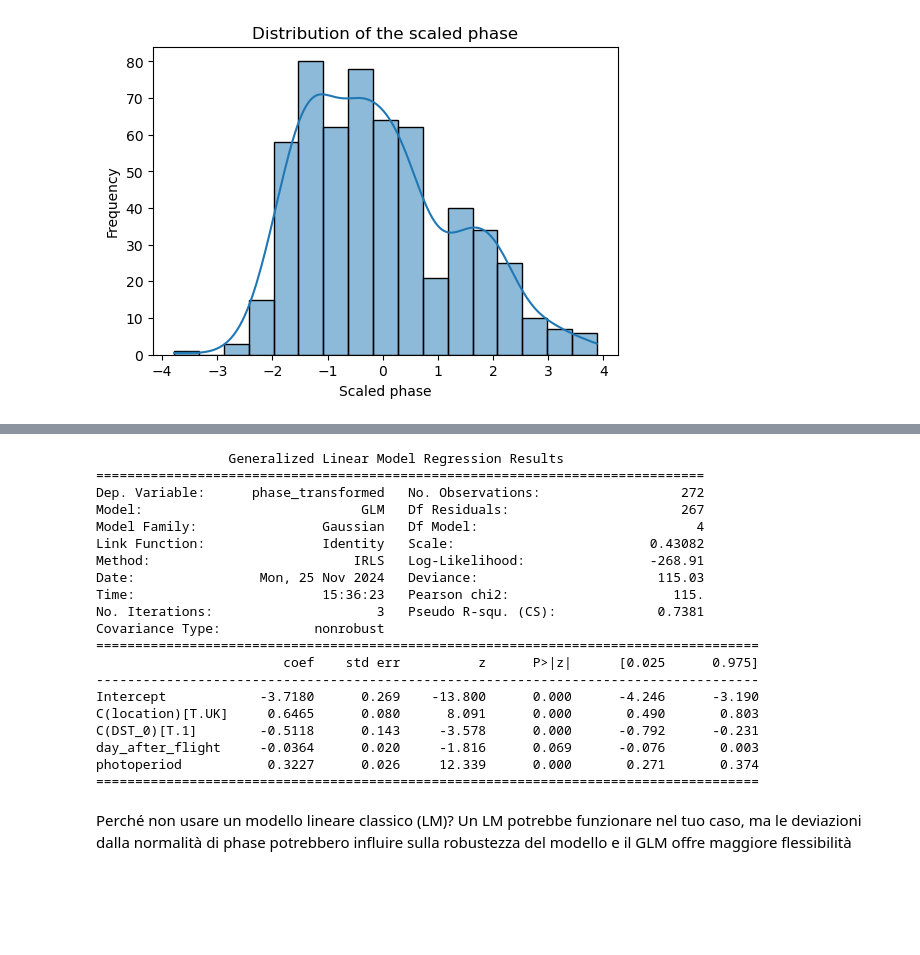
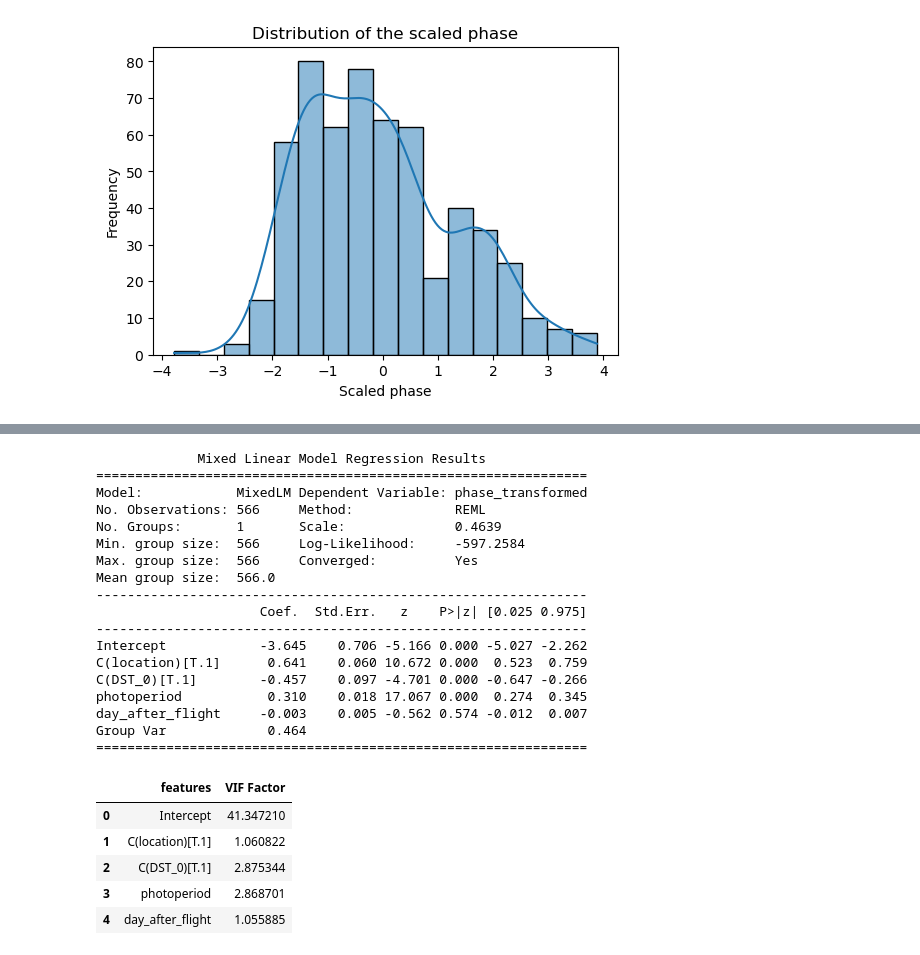
Before and after one commit to Gianluca-cnd/Case_report_uk_VS_ita, a Jupyter notebook: jetlag_UTC.ipynb, the cells around one changed output, grey strips where cells are left out. Cells and saved outputs as stored; diff of their text form; code cells hidden in the pictures; blank space fills up the shorter version.

```diff
--- a/jetlag_UTC.ipynb
+++ b/jetlag_UTC.ipynb
@@ -1084,29 +1089,39 @@ ShapiroResult(statistic=0.9834742481435551, pvalue=0.0030900449639660295)
 # %%
-model_4 = smf.glm('phase_transformed ~ C(location) + C(DST_0) + day_after_flight + photoperiod', data=midsleep_bydays_after_flight).fit()
+model_4 = smf.mixedlm('phase_transformed ~ C(location) + photoperiod + day_after_flight + C(DST_0)', df, groups=df['subject'])
 
-print(model_4.summary())
+result4 = model_4.fit()
+
+print(result4.summary())
 # %% [output]
-                 Generalized Linear Model Regression Results
-==============================================================================
-Dep. Variable:      phase_transformed   No. Observations:                  272
-Model:                            GLM   Df Residuals:                      267
-Model Family:                Gaussian   Df Model:                            4
-Link Function:               Identity   Scale:                         0.43082
-Method:                          IRLS   Log-Likelihood:                -268.91
-Date:                Mon, 25 Nov 2024   Deviance:                       115.03
-Time:                        15:36:23   Pearson chi2:                     115.
-No. Iterations:                     3   Pseudo R-squ. (CS):             0.7381
-Covariance Type:            nonrobust
-=====================================================================================
-                        coef    std err          z      P>|z|      [0.025      0.975]
--------------------------------------------------------------------------------------
-Intercept            -3.7180      0.269    -13.800      0.000      -4.246      -3.190
-C(location)[T.UK]     0.6465      0.080      8.091      0.000       0.490       0.803
-C(DST_0)[T.1]        -0.5118      0.143     -3.578      0.000      -0.792      -0.231
-day_after_flight     -0.0364      0.020     -1.816      0.069      -0.076       0.003
-photoperiod           0.3227      0.026     12.339      0.000       0.271       0.374
-=====================================================================================
+             Mixed Linear Model Regression Results
+===============================================================
+Model:            MixedLM Dependent Variable: phase_transformed
+No. Observations: 566     Method:             REML
+No. Groups:       1       Scale:              0.4639
+Min. group size:  566     Log-Likelihood:     -597.2584
+Max. group size:  566     Converged:          Yes
+Mean group size:  566.0
+---------------------------------------------------------------
+                     Coef.  Std.Err.   z    P>|z| [0.025 0.975]
+---------------------------------------------------------------
+Intercept            -3.645    0.706 -5.166 0.000 -5.027 -2.262
+C(location)[T.1]      0.641    0.060 10.672 0.000  0.523  0.759
+C(DST_0)[T.1]        -0.457    0.097 -4.701 0.000 -0.647 -0.266
+photoperiod           0.310    0.018 17.067 0.000  0.274  0.345
+day_after_flight     -0.003    0.005 -0.562 0.574 -0.012  0.007
+Group Var             0.464
+===============================================================
-# %% [markdown]
-Perché non usare un modello lineare classico (LM)?
-Un LM potrebbe funzionare nel tuo caso, ma le deviazioni dalla normalità di phase potrebbero influire sulla robustezza del modello e il GLM offre maggiore flessibilità
+# %%
+# Calculate VIF for each predictor
+vif = pd.DataFrame()
+vif["features"] = result4.model.exog_names
+vif["VIF Factor"] = [variance_inflation_factor(result4.model.exog, i) for i in range(result4.model.exog.shape[1])]
+vif
+# %% [output]
+|  | features | VIF Factor |
+| 0 | Intercept | 41.347210 |
+| 1 | C(location)[T.1] | 1.060822 |
+| 2 | C(DST_0)[T.1] | 2.875344 |
+| 3 | photoperiod | 2.868701 |
+| 4 | day_after_flight | 1.055885 |
 # %%
```
Also changed, not shown: parts of 9 cells of this notebook.
